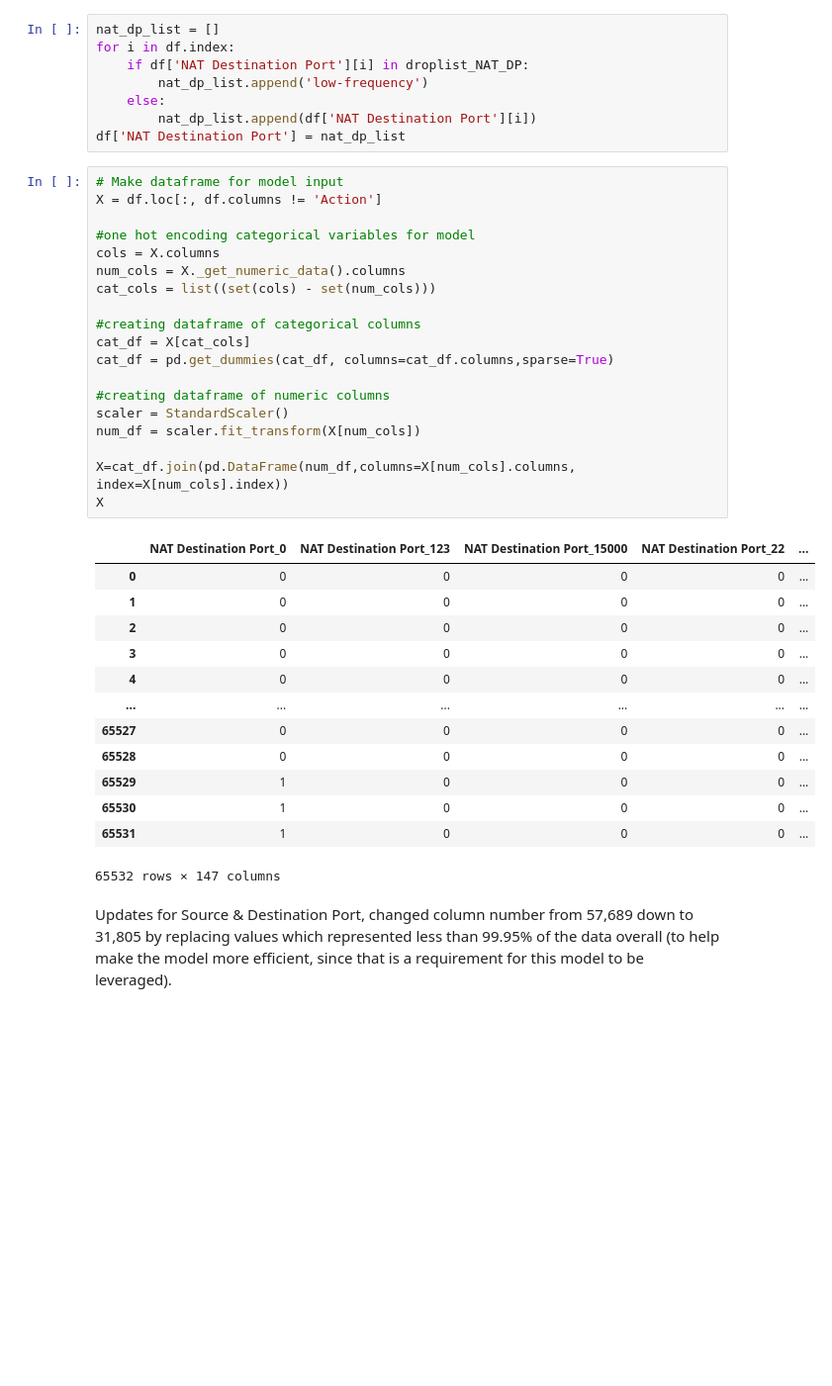
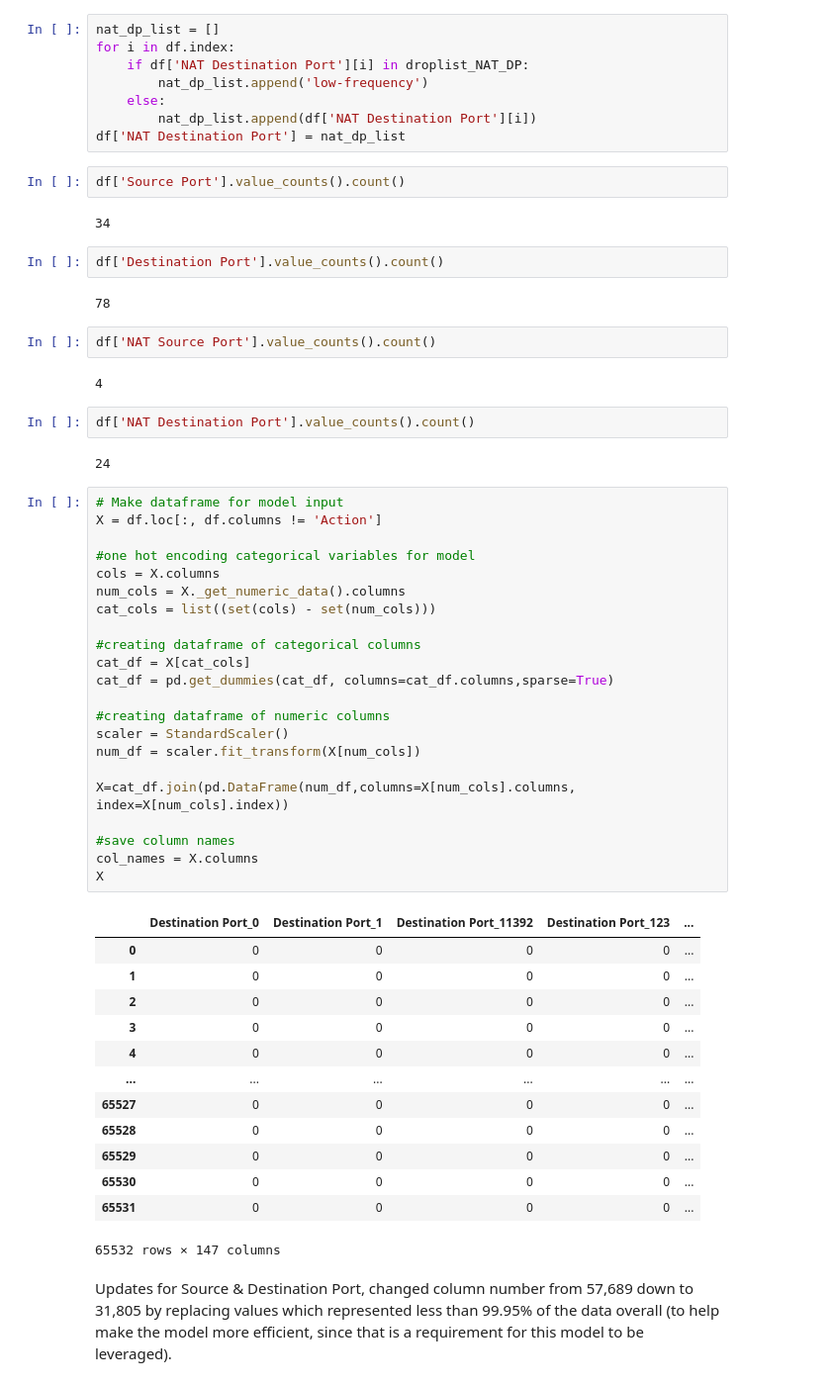
Before and after one commit to KendallScott/QTW, a Jupyter notebook: Case Study 5/Case_Study_5.ipynb, the cells around one changed output. Shown at 99% size. Saved outputs shown, nothing was run; the diff lists cells and outputs as text; blank space fills up the shorter version.

```diff
--- a/Case Study 5/Case_Study_5.ipynb
+++ b/Case Study 5/Case_Study_5.ipynb
@@ -278,27 +296,46 @@ for i in df.index:
     else:
         nat_dp_list.append(df['NAT Destination Port'][i])
 df['NAT Destination Port'] = nat_dp_list
+# %%
+df['Source Port'].value_counts().count()
+# %% [output]
+34
+# %%
+df['Destination Port'].value_counts().count()
+# %% [output]
+78
+# %%
+df['NAT Source Port'].value_counts().count()
+# %% [output]
+4
+# %%
+df['NAT Destination Port'].value_counts().count()
+# %% [output]
+24
 # %%
 # Make dataframe for model input
 X = df.loc[:, df.columns != 'Action']
 
 #one hot encoding categorical variables for model
 cols = X.columns
 num_cols = X._get_numeric_data().columns
 cat_cols = list((set(cols) - set(num_cols)))
 
 #creating dataframe of categorical columns
 cat_df = X[cat_cols]
 cat_df = pd.get_dummies(cat_df, columns=cat_df.columns,sparse=True)
 
 #creating dataframe of numeric columns
 scaler = StandardScaler()
 num_df = scaler.fit_transform(X[num_cols])
 
 X=cat_df.join(pd.DataFrame(num_df,columns=X[num_cols].columns, index=X[num_cols].index))
+
+#save column names
+col_names = X.columns
 X
 # %% [output]
-|  | NAT Destination Port_0 | NAT Destination Port_123 | NAT Destination Port_15000 | NAT Destination Port_22 | ... |
+|  | Destination Port_0 | Destination Port_1 | Destination Port_11392 | Destination Port_123 | ... |
 | 0 | 0 | 0 | 0 | 0 | ... |
 | 1 | 0 | 0 | 0 | 0 | ... |
 | 2 | 0 | 0 | 0 | 0 | ... |
@@ -307,9 +344,9 @@ X
 | ... | ... | ... | ... | ... | ... |
 | 65527 | 0 | 0 | 0 | 0 | ... |
 | 65528 | 0 | 0 | 0 | 0 | ... |
-| 65529 | 1 | 0 | 0 | 0 | ... |
-| 65530 | 1 | 0 | 0 | 0 | ... |
-| 65531 | 1 | 0 | 0 | 0 | ... |
+| 65529 | 0 | 0 | 0 | 0 | ... |
+| 65530 | 0 | 0 | 0 | 0 | ... |
+| 65531 | 0 | 0 | 0 | 0 | ... |
 65532 rows × 147 columns
 # %% [markdown]
 Updates for Source & Destination Port, changed column number from 57,689 down to 31,805 by replacing values which represented less than 99.95% of the data overall (to help make the model more efficient, since that is a requirement for this model to be leveraged).
```
Also changed, not shown: parts of 19 cells of this notebook.
